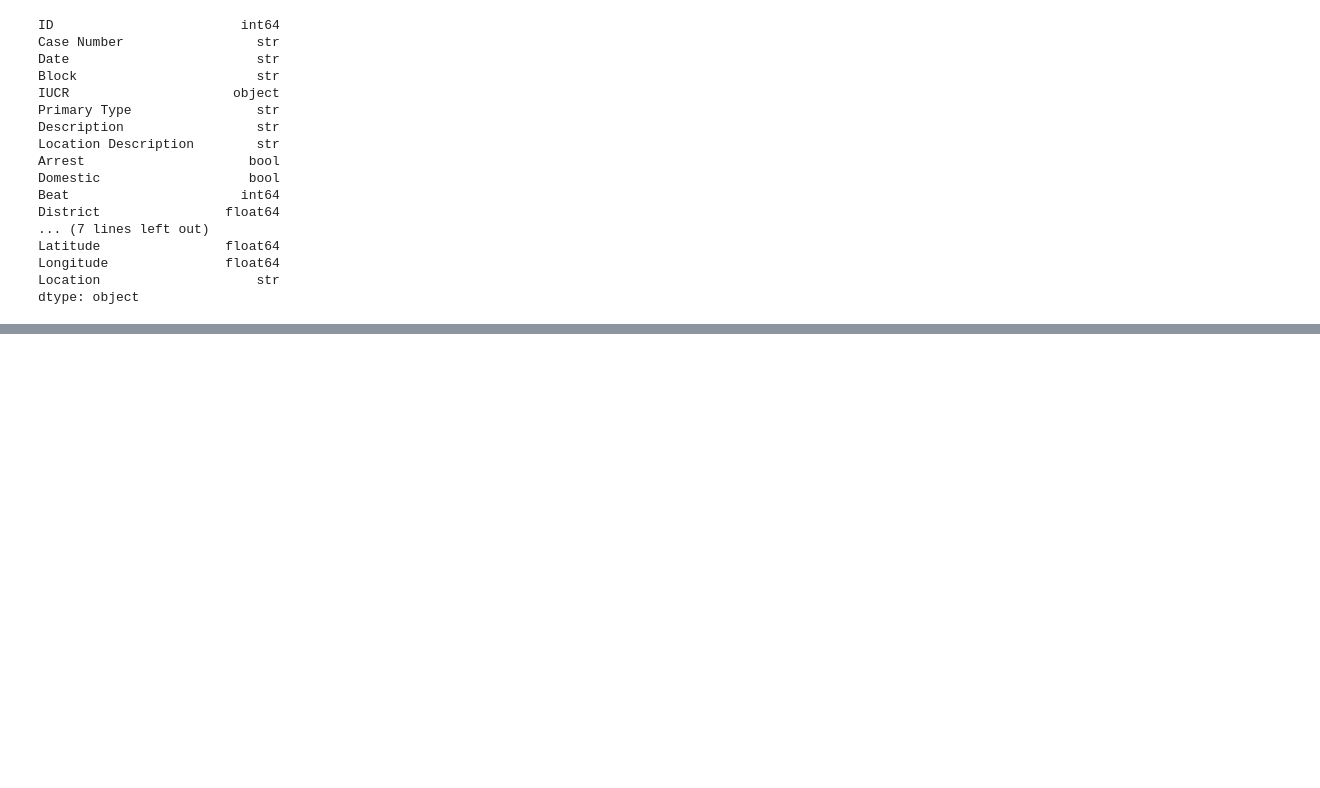
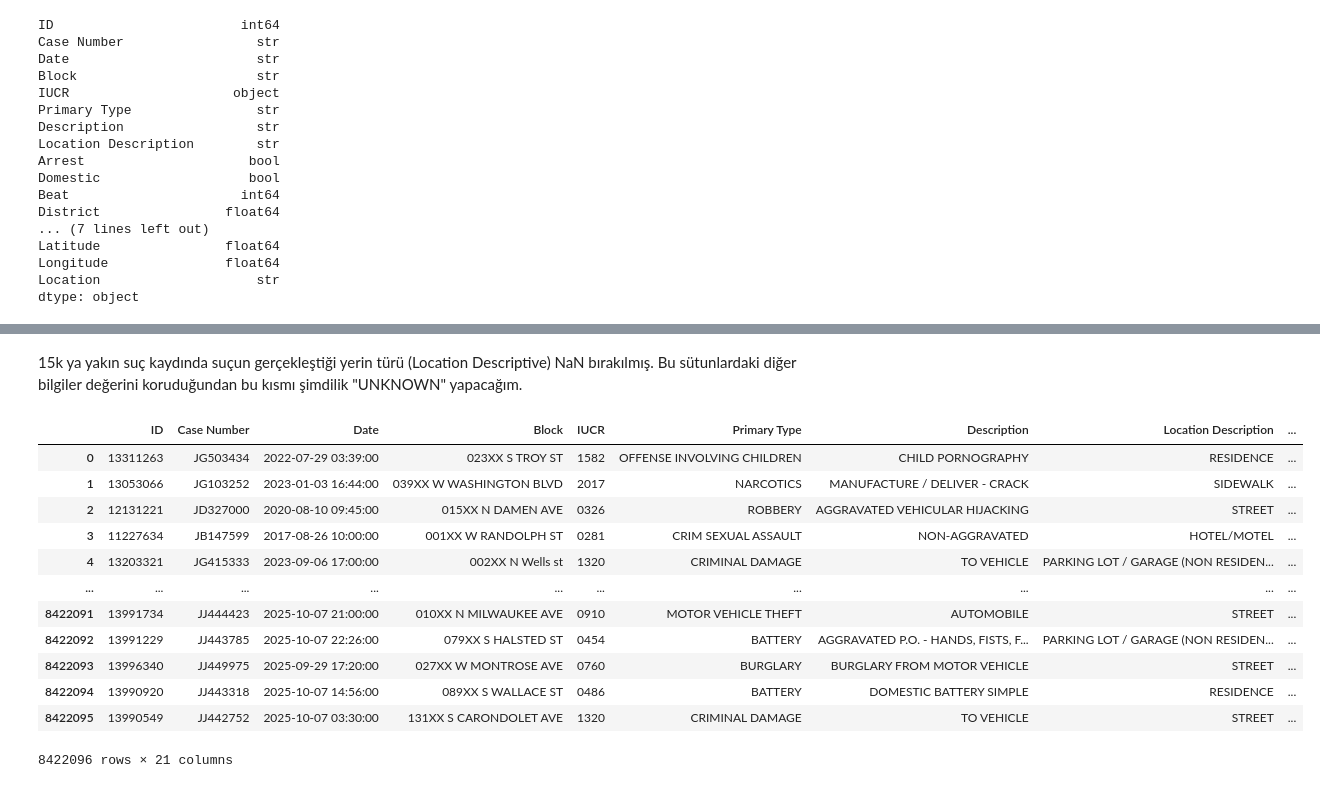
Before and after one commit to TahaSoylu44/Chicago_Crimes_Analysis, a Jupyter notebook: study_data.ipynb, the cells around one changed output, grey strips where cells are left out. Saved outputs shown, nothing was run; the diff lists cells and outputs as text; code cells hidden in the pictures; blank space fills up the shorter version.

```diff
--- a/study_data.ipynb
+++ b/study_data.ipynb
@@ -39,0 +180,19 @@ dtype: object
+# %% [markdown]
+15k ya yakın suç kaydında suçun gerçekleştiği yerin türü (Location Descriptive) NaN bırakılmış. Bu sütunlardaki diğer bilgiler değerini koruduğundan bu kısmı şimdilik "UNKNOWN" yapacağım.
+# %%
+df["Location Description"] = df["Location Description"].fillna("UNKNOWN")
+df
+# %% [output]
+|  | ID | Case Number | Date | Block | IUCR | Primary Type | Description | Location Description | ... |
+| 0 | 13311263 | JG503434 | 2022-07-29 03:39:00 | 023XX S TROY ST | 1582 | OFFENSE INVOLVING CHILDREN | CHILD PORNOGRAPHY | RESIDENCE | ... |
+| 1 | 13053066 | JG103252 | 2023-01-03 16:44:00 | 039XX W WASHINGTON BLVD | 2017 | NARCOTICS | MANUFACTURE / DELIVER - CRACK | SIDEWALK | ... |
+| 2 | 12131221 | JD327000 | 2020-08-10 09:45:00 | 015XX N DAMEN AVE | 0326 | ROBBERY | AGGRAVATED VEHICULAR HIJACKING | STREET | ... |
+| 3 | 11227634 | JB147599 | 2017-08-26 10:00:00 | 001XX W RANDOLPH ST | 0281 | CRIM SEXUAL ASSAULT | NON-AGGRAVATED | HOTEL/MOTEL | ... |
+| 4 | 13203321 | JG415333 | 2023-09-06 17:00:00 | 002XX N Wells st | 1320 | CRIMINAL DAMAGE | TO VEHICLE | PARKING LOT / GARAGE (NON RESIDEN... | ... |
+| ... | ... | ... | ... | ... | ... | ... | ... | ... | ... |
+| 8422091 | 13991734 | JJ444423 | 2025-10-07 21:00:00 | 010XX N MILWAUKEE AVE | 0910 | MOTOR VEHICLE THEFT | AUTOMOBILE | STREET | ... |
+| 8422092 | 13991229 | JJ443785 | 2025-10-07 22:26:00 | 079XX S HALSTED ST | 0454 | BATTERY | AGGRAVATED P.O. - HANDS, FISTS, F... | PARKING LOT / GARAGE (NON RESIDEN... | ... |
+| 8422093 | 13996340 | JJ449975 | 2025-09-29 17:20:00 | 027XX W MONTROSE AVE | 0760 | BURGLARY | BURGLARY FROM MOTOR VEHICLE | STREET | ... |
+| 8422094 | 13990920 | JJ443318 | 2025-10-07 14:56:00 | 089XX S WALLACE ST | 0486 | BATTERY | DOMESTIC BATTERY SIMPLE | RESIDENCE | ... |
+| 8422095 | 13990549 | JJ442752 | 2025-10-07 03:30:00 | 131XX S CARONDOLET AVE | 1320 | CRIMINAL DAMAGE | TO VEHICLE | STREET | ... |
+8422096 rows × 21 columns
```
Also changed, not shown: parts of 50 cells of this notebook.
